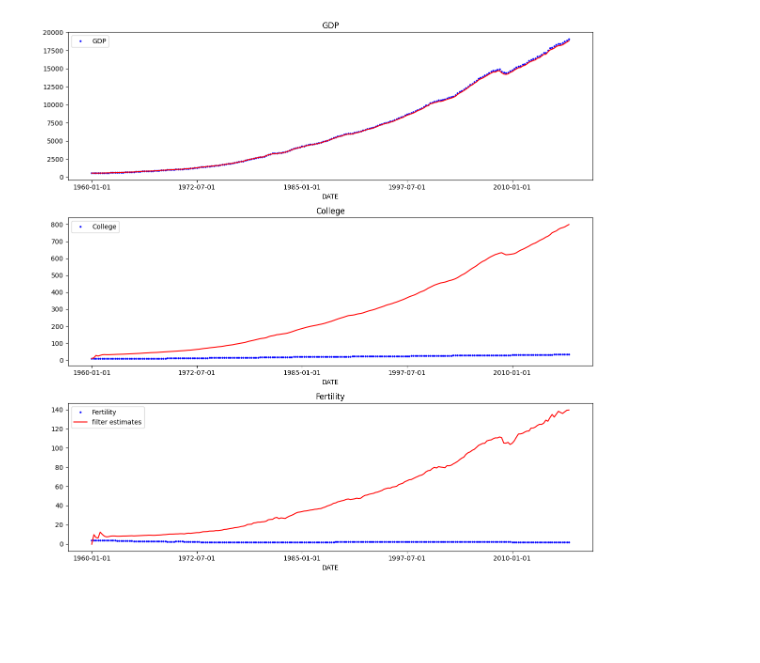
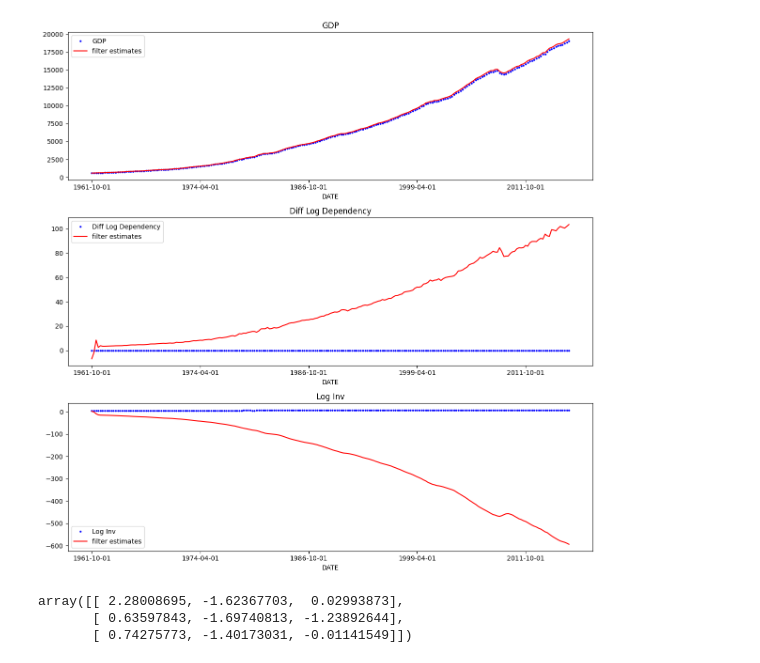
Before and after one commit to addmelo/ACME, a Jupyter notebook: KalmanTests.ipynb, the cells around one changed output. Drawn from its saved outputs; the diff is of its cells as text; code cells hidden in the pictures; blank space fills up the shorter version.

Commit message:
Tried some more Kalman stuff. No luck

```diff
--- a/KalmanTests.ipynb
+++ b/KalmanTests.ipynb
@@ -9,9 +8,15 @@ import matplotlib.pyplot as plt
 df = pd.read_csv("Cleaned Datasets/US_Full_Quarterly.csv")
 df["Log GDP"] = np.log(df["GDP"])
 df['Diff Log GDP'] = df['Log GDP'] - df['Log GDP'].shift(1)
+df["Log Inv"] = np.log(df["Inv"])
+df["Diff Log Inv"] = df["Log Inv"] - df["Log Inv"].shift(1)
+df["Log Dependency"] = np.log(df["Dependency"])
+for i in range(1,4):
+    df["Log Dependency"]+= np.log(df["Dependency"].shift(i))
+df["Log Dependency"] /= 4
+
+df["Diff Log Dependency"] = df["Log Dependency"] - df["Log Dependency"].shift(4)
 df.set_index("DATE", drop=True, inplace=True)
-#variables = ['GDP', 'College','Fertility']
-#df = df[variables]
 df.dropna(inplace=True)
 df = df[df.index <= "2017"]
 df
@@ -107,41 +112,43 @@ def predict(f, zs, stepsForward):
 def KalmanFilterTrainAndGraph(df, y="GDP", stepsForward=0, dimensionSearch=10):
     # Format the data
     data = df.copy()
-    data = data[[y, 'College', 'Fertility']]
+    var1 = 'Diff Log Dependency'
+    var2 = 'Log Inv'
+    data = data[[y, var1, var2]]
 
     # Train the model, calculate the optimal dimension and parameters
     d, x, F, H = KalmanTrain(data)
-
 
     f = KalmanFilter(dim_x=d, dim_z=len(data.columns))
     f.x = np.random.normal(size=(d,1))
     f.F = F.copy()
     f.H = H.copy()
 
     xhat, Ps, z_predicts = predict(f, data.to_numpy(), stepsForward)
 
     # Plot the results
     fig, axs = plt.subplots(3,1,figsize=(12,12))
 
     data[[y]].plot(ax=axs[0], color='b', marker='o', label="Original Data", markersize=2, linestyle='none')
     axs[0].plot(np.arange(z_predicts[:,0].size), z_predicts[:,0], label='filter estimates', color="r")
     axs[0].set_title(y)
+    axs[0].legend()
 
+    data[[var1]].plot(ax=axs[1], color='b', marker='o', label="Original Data", markersize=2, linestyle='none')
+    axs[1].plot(np.arange(z_predicts[:,1].size), z_predicts[:,1], label='filter estimates', color="r")
+    axs[1].set_title(var1)
+    axs[1].legend()
 
-    data[['College']].plot(ax=axs[1], color='b', marker='o', label="Original Data", markersize=2, linestyle='none')
-    axs[1].plot(np.arange(z_predicts[:,1].size), z_predicts[:,1], label='filter estimates', color="r")
-    axs[1].set_title("College")
-
-    data[['Fertility']].plot(ax=axs[2], color='b', marker='o', label="Original Data", markersize=2, linestyle='none')
+    data[[var2]].plot(ax=axs[2], color='b', marker='o', label="Original Data", markersize=2, linestyle='none')
     axs[2].plot(np.arange(z_predicts[:,2].size), z_predicts[:,2], label='filter estimates', color="r")
-    axs[2].set_title("Fertility")
+    axs[2].set_title(var2)
+    axs[2].legend()
 
     plt.legend()
     plt.tight_layout()
-    plt.show()
 
     return None
 
-KalmanFilterTrainAndGraph(df)
+KalmanFilterTrainAndGraph(df, y="GDP")
 # %% [output]
-[figure, old version]
+[figure, new version]
@@ -147,0 +220,6 @@ KalmanFilterTrainAndGraph(df)
+# %%
+H
+# %% [output]
+array([[ 2.28008695, -1.62367703,  0.02993873],
+       [ 0.63597843, -1.69740813, -1.23892644],
+       [ 0.74275773, -1.40173031, -0.01141549]])
```
Also changed, not shown: parts of 4 cells of this notebook, 2 other files.
